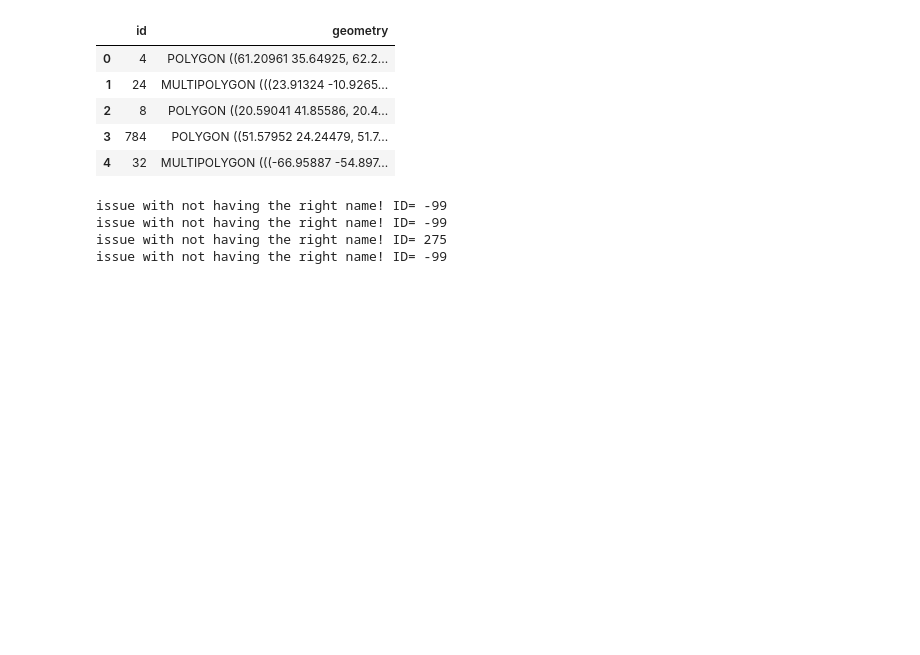
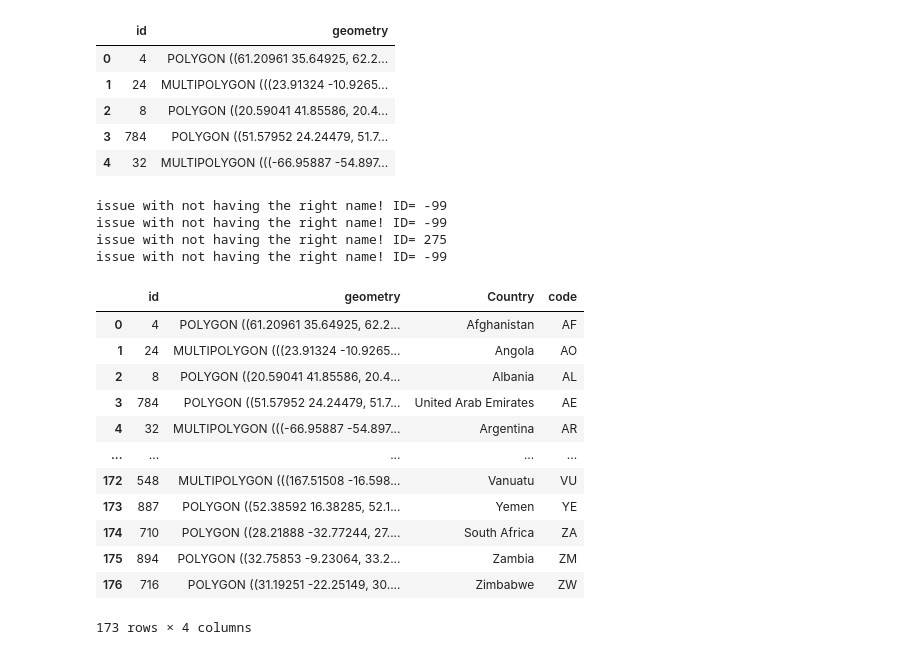
Before and after one commit to UIUC-iSchool-DataViz/is445_data, a Jupyter notebook: geo_codes/process_codes.ipynb, the cells around one changed output. Cells and saved outputs as stored; diff of their text form; code cells hidden in the pictures; blank space fills up the shorter version.

```diff
--- a/geo_codes/process_codes.ipynb
+++ b/geo_codes/process_codes.ipynb
@@ -354,3 +354,19 @@ issue with not having the right name! ID= -99
 # save to file
 with open('./world_countries_geo.geojson','w') as f:
     print(countries_geo.to_json(),file=f)
+# %%
+countries_geo
+# %% [output]
+|  | id | geometry | Country | code |
+| 0 | 4 | POLYGON ((61.20961 35.64925, 62.2... | Afghanistan | AF |
+| 1 | 24 | MULTIPOLYGON (((23.91324 -10.9265... | Angola | AO |
+| 2 | 8 | POLYGON ((20.59041 41.85586, 20.4... | Albania | AL |
+| 3 | 784 | POLYGON ((51.57952 24.24479, 51.7... | United Arab Emirates | AE |
+| 4 | 32 | MULTIPOLYGON (((-66.95887 -54.897... | Argentina | AR |
+| ... | ... | ... | ... | ... |
+| 172 | 548 | MULTIPOLYGON (((167.51508 -16.598... | Vanuatu | VU |
+| 173 | 887 | POLYGON ((52.38592 16.38285, 52.1... | Yemen | YE |
+| 174 | 710 | POLYGON ((28.21888 -32.77244, 27.... | South Africa | ZA |
+| 175 | 894 | POLYGON ((32.75853 -9.23064, 33.2... | Zambia | ZM |
+| 176 | 716 | POLYGON ((31.19251 -22.25149, 30.... | Zimbabwe | ZW |
+173 rows × 4 columns
```
Also changed, not shown: parts of 1 cell of this notebook.
